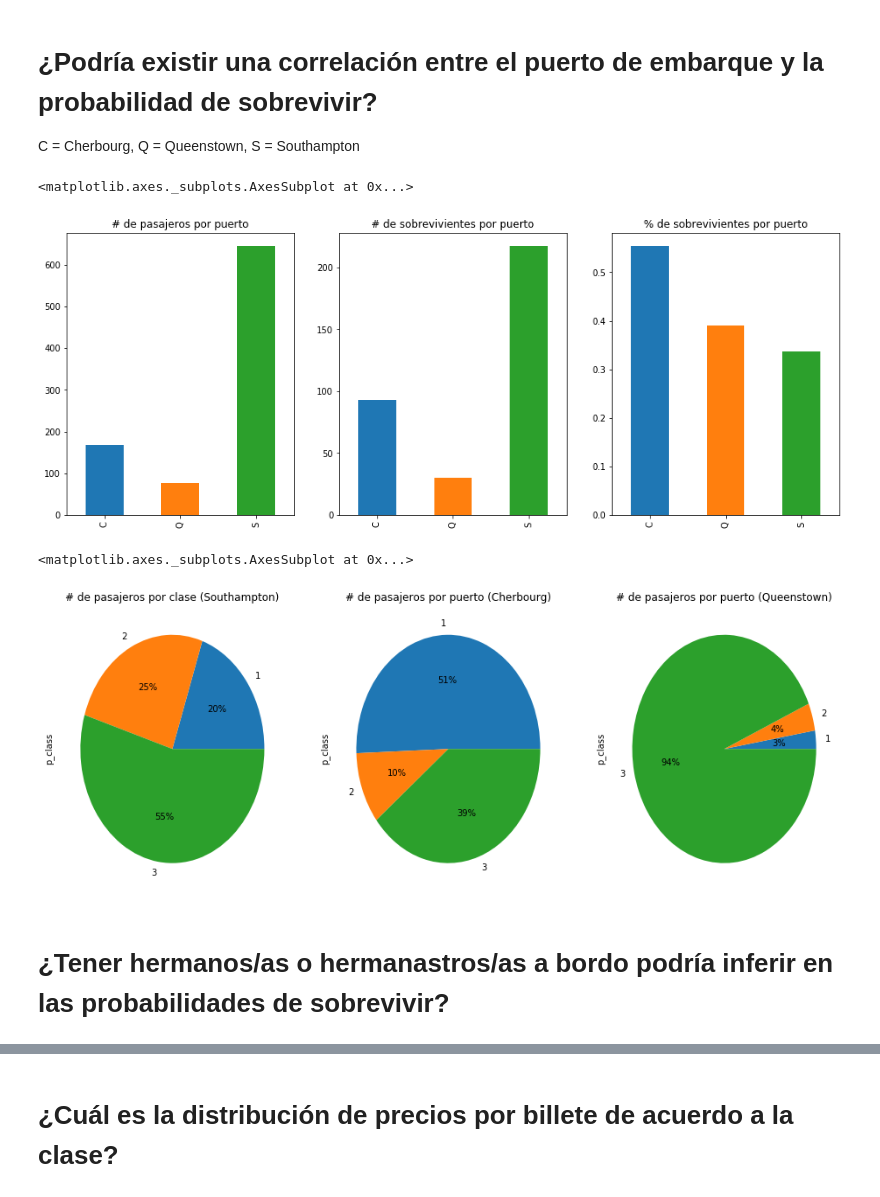
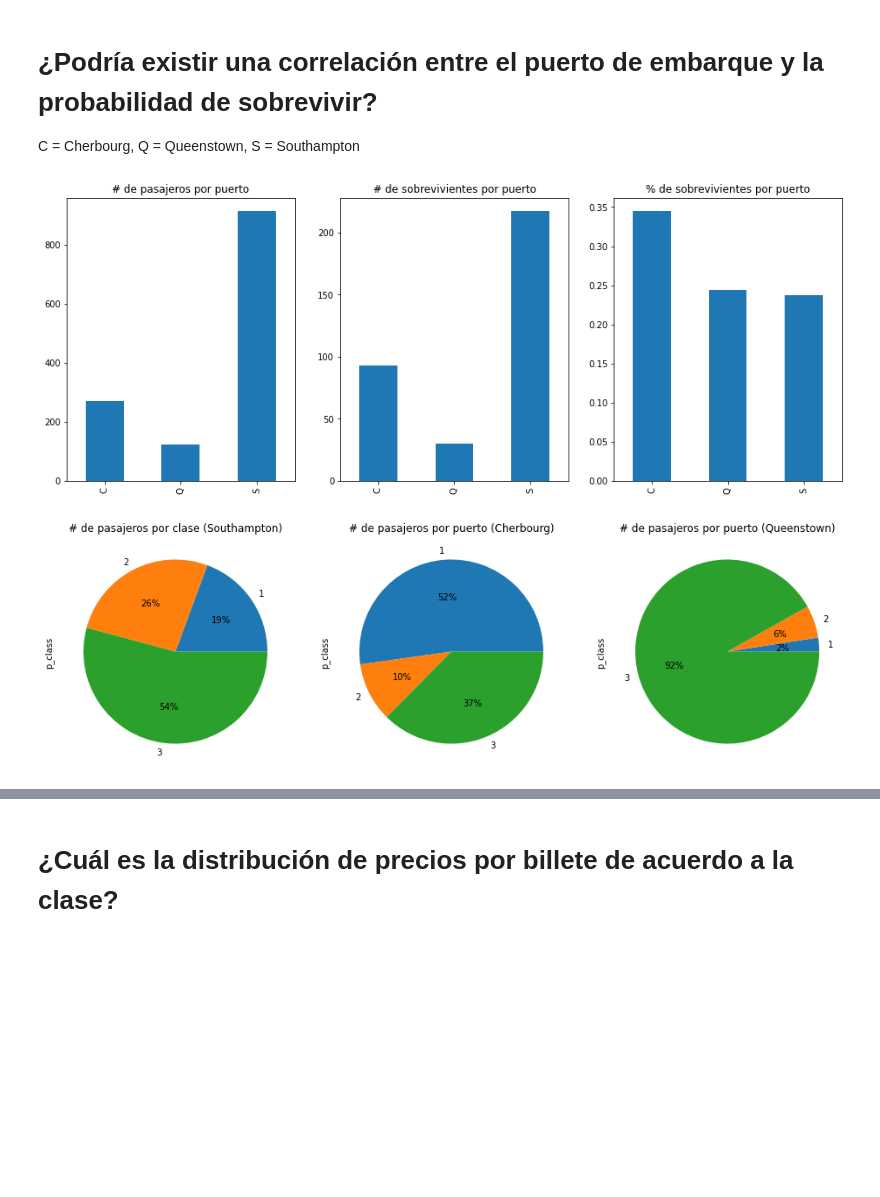
Before and after one commit to ucseml-team/machine-learning-course, a Jupyter notebook: titanic/EDA.ipynb, the cells around one changed output, grey strips where cells are left out. Saved outputs shown, nothing was run; the diff lists cells and outputs as text; code cells hidden in the pictures; blank space fills up the shorter version.

```diff
--- a/titanic/EDA.ipynb
+++ b/titanic/EDA.ipynb
@@ -182,2 +254,2 @@ ax[2].set_title('% de sobrevivientes por sexo')
 # %%
-train['children'] = train.age <= 8
+full['children'] = full.age <= 8
@@ -217,3 +284,3 @@ plt.show()
 # %%
-train['cabin_letter'] = train.cabin.str.strip().str[:1]
+full['cabin_letter'] = full.cabin.str.strip().str[:1]
 # %%
@@ -236,28 +305,24 @@ ax[2].set_title('% de sobrevivientes por cabina (letra)')
 
 C = Cherbourg, Q = Queenstown, S = Southampton
 # %%
-f,ax=plt.subplots(1,3,figsize=(16,6))
-plt.xticks(range(3), [train.embarked.unique()])
+f, ax = plt.subplots(1, 3, figsize=(16, 6))
+plt.xticks(range(3), full[full.embarked.notnull()].embarked.unique())
 ax[0].set_title('# de pasajeros por puerto')
-train.embarked.value_counts().sort_index().plot.bar(ax=ax[0])
+full.embarked.value_counts().sort_index().plot.bar(ax=ax[0])
 ax[1].set_title('# de sobrevivientes por puerto')
-train[train.survived == True].embarked.value_counts().sort_index().plot.bar(ax=ax[1])
+full[full.survived == True].embarked.value_counts().sort_index().plot.bar(ax=ax[1])
 ax[2].set_title('% de sobrevivientes por puerto')
-(train[train.survived == True].embarked.value_counts().sort_index() / train.embarked.value_counts().sort_index()).plot.bar(ax=ax[2])
+(full[full.survived == True].embarked.value_counts().sort_index() / full.embarked.value_counts().sort_index()).plot.bar(ax=ax[2]);
 # %% [output]
-<matplotlib.axes._subplots.AxesSubplot at 0x...>
-[figure, old version]
+[figure, new version]
 # %%
-f,ax=plt.subplots(1,3,figsize=(16,6))
+f, ax = plt.subplots(1, 3, figsize=(16, 6))
 
 ax[0].set_title('# de pasajeros por clase (Southampton)')
-train[train.embarked == 'S'].p_class.value_counts().sort_index().plot.pie(ax=ax[0], autopct='%1.0f%%')
+full[full.embarked == 'S'].p_class.value_counts().sort_index().plot.pie(ax=ax[0], autopct='%1.0f%%')
 ax[1].set_title('# de pasajeros por puerto (Cherbourg)')
-train[train.embarked == 'C'].p_class.value_counts().sort_index().plot.pie(ax=ax[1], autopct='%1.0f%%')
+full[full.embarked == 'C'].p_class.value_counts().sort_index().plot.pie(ax=ax[1], autopct='%1.0f%%')
 ax[2].set_title('# de pasajeros por puerto (Queenstown)')
-train[train.embarked == 'Q'].p_class.value_counts().sort_index().plot.pie(ax=ax[2], autopct='%1.0f%%')
+full[full.embarked == 'Q'].p_class.value_counts().sort_index().plot.pie(ax=ax[2], autopct='%1.0f%%');
 # %% [output]
-<matplotlib.axes._subplots.AxesSubplot at 0x...>
-[figure, old version]
+[figure, new version]
-# %% [markdown]
-# ¿Tener hermanos/as o hermanastros/as a bordo podría inferir en las probabilidades de sobrevivir?
```
Also changed, not shown: parts of 43 cells of this notebook.
